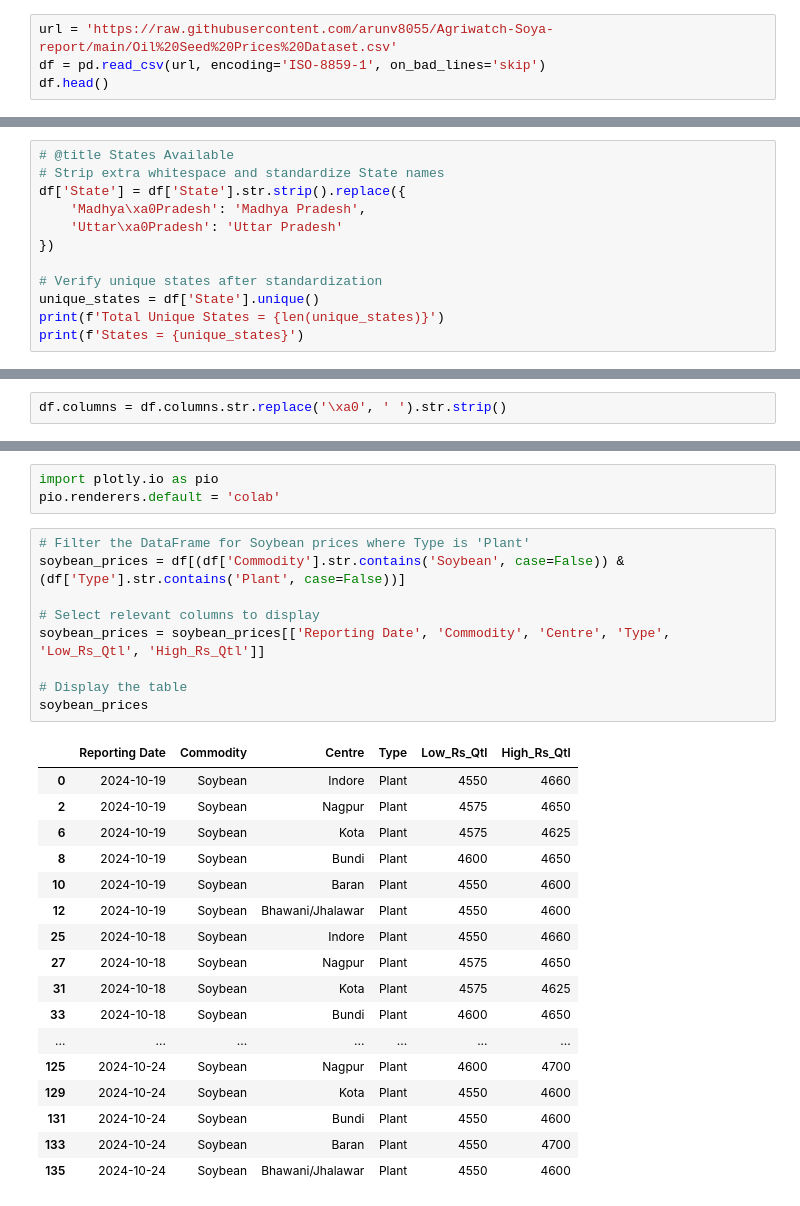
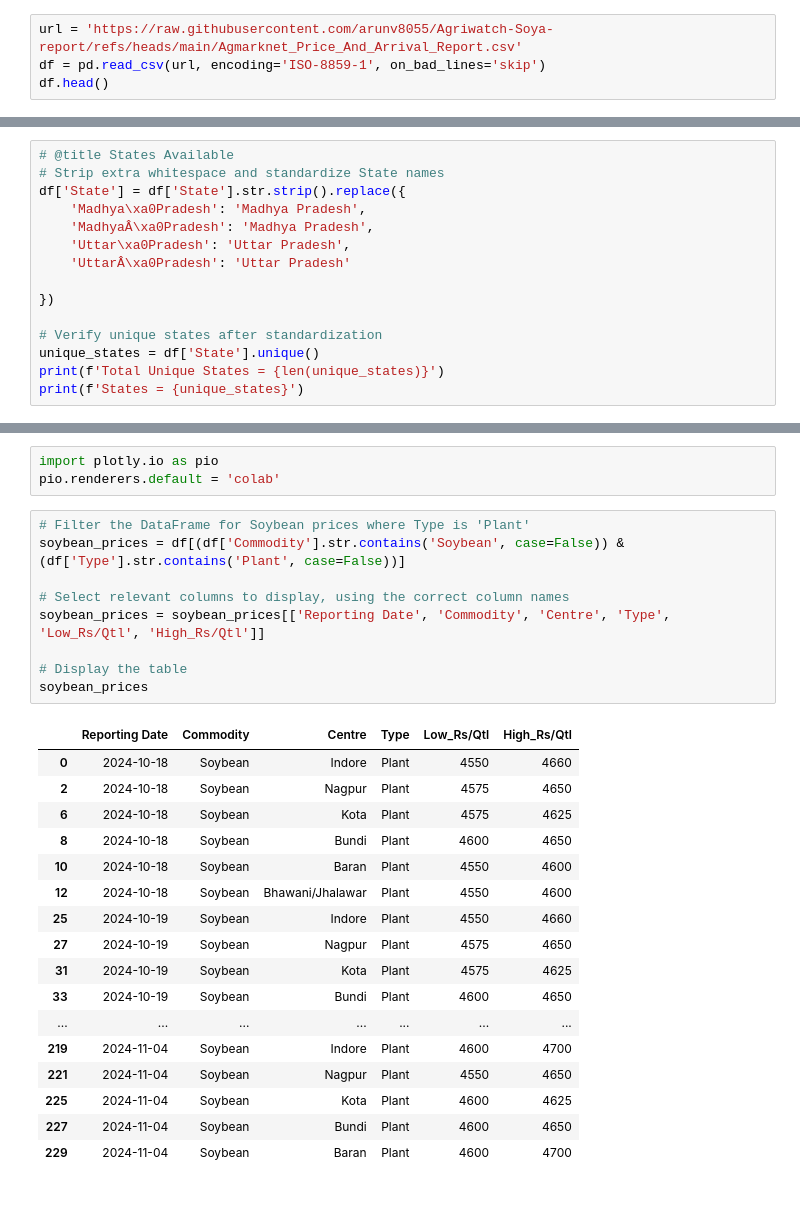
Before and after one commit to arunvithyasegar/Agriwatch-Soya-report, a Jupyter notebook: Oil_Seeds_Agriwatch.ipynb, the cells around one changed output, grey strips where cells are left out. Saved outputs shown, nothing was run; the diff lists cells and outputs as text.

```diff
--- a/Oil_Seeds_Agriwatch.ipynb
+++ b/Oil_Seeds_Agriwatch.ipynb
@@ -25,7 +25,7 @@ pio.renderers.default = 'notebook'
 # %% [markdown]
 # Importing and Preparing Dataset
 # %%
-url = 'https://raw.githubusercontent.com/arunv8055/Agriwatch-Soya-report/main/Oil%20Seed%20Prices%20Dataset.csv'
+url = 'https://raw.githubusercontent.com/arunv8055/Agriwatch-Soya-report/refs/heads/main/Agmarknet_Price_And_Arrival_Report.csv'
 df = pd.read_csv(url, encoding='ISO-8859-1', on_bad_lines='skip')
 df.head()
 # %% [output]
@@ -103,7 +106,10 @@ Commodities = ['Soybean' 'Rapeseed Mustard' 'Groundnut']
 # Strip extra whitespace and standardize State names
 df['State'] = df['State'].str.strip().replace({
     'Madhya\xa0Pradesh': 'Madhya Pradesh',
-    'Uttar\xa0Pradesh': 'Uttar Pradesh'
+    'MadhyaÂ\xa0Pradesh': 'Madhya Pradesh',
+    'Uttar\xa0Pradesh': 'Uttar Pradesh',
+    'UttarÂ\xa0Pradesh': 'Uttar Pradesh'
+
 })
 
 # Verify unique states after standardization
@@ -133,2 +137,0 @@ print(df.columns.tolist())
-# %%
-df.columns = df.columns.str.replace('\xa0', ' ').str.strip()
@@ -138,27 +147,27 @@ pio.renderers.default = 'colab'
 # %%
 # Filter the DataFrame for Soybean prices where Type is 'Plant'
 soybean_prices = df[(df['Commodity'].str.contains('Soybean', case=False)) & (df['Type'].str.contains('Plant', case=False))]
 
-# Select relevant columns to display
-soybean_prices = soybean_prices[['Reporting Date', 'Commodity', 'Centre', 'Type', 'Low_Rs_Qtl', 'High_Rs_Qtl']]
+# Select relevant columns to display, using the correct column names
+soybean_prices = soybean_prices[['Reporting Date', 'Commodity', 'Centre', 'Type', 'Low_Rs/Qtl', 'High_Rs/Qtl']]
 
 # Display the table
 soybean_prices
 # %% [output]
-|  | Reporting Date | Commodity | Centre | Type | Low_Rs_Qtl | High_Rs_Qtl |
-| 0 | 2024-10-19 | Soybean | Indore | Plant | 4550 | 4660 |
-| 2 | 2024-10-19 | Soybean | Nagpur | Plant | 4575 | 4650 |
-| 6 | 2024-10-19 | Soybean | Kota | Plant | 4575 | 4625 |
-| 8 | 2024-10-19 | Soybean | Bundi | Plant | 4600 | 4650 |
-| 10 | 2024-10-19 | Soybean | Baran | Plant | 4550 | 4600 |
-| 12 | 2024-10-19 | Soybean | Bhawani/Jhalawar | Plant | 4550 | 4600 |
-| 25 | 2024-10-18 | Soybean | Indore | Plant | 4550 | 4660 |
-| 27 | 2024-10-18 | Soybean | Nagpur | Plant | 4575 | 4650 |
-| 31 | 2024-10-18 | Soybean | Kota | Plant | 4575 | 4625 |
-| 33 | 2024-10-18 | Soybean | Bundi | Plant | 4600 | 4650 |
+|  | Reporting Date | Commodity | Centre | Type | Low_Rs/Qtl | High_Rs/Qtl |
+| 0 | 2024-10-18 | Soybean | Indore | Plant | 4550 | 4660 |
+| 2 | 2024-10-18 | Soybean | Nagpur | Plant | 4575 | 4650 |
+| 6 | 2024-10-18 | Soybean | Kota | Plant | 4575 | 4625 |
+| 8 | 2024-10-18 | Soybean | Bundi | Plant | 4600 | 4650 |
+| 10 | 2024-10-18 | Soybean | Baran | Plant | 4550 | 4600 |
+| 12 | 2024-10-18 | Soybean | Bhawani/Jhalawar | Plant | 4550 | 4600 |
+| 25 | 2024-10-19 | Soybean | Indore | Plant | 4550 | 4660 |
+| 27 | 2024-10-19 | Soybean | Nagpur | Plant | 4575 | 4650 |
+| 31 | 2024-10-19 | Soybean | Kota | Plant | 4575 | 4625 |
+| 33 | 2024-10-19 | Soybean | Bundi | Plant | 4600 | 4650 |
 | ... | ... | ... | ... | ... | ... | ... |
-| 125 | 2024-10-24 | Soybean | Nagpur | Plant | 4600 | 4700 |
-| 129 | 2024-10-24 | Soybean | Kota | Plant | 4550 | 4600 |
-| 131 | 2024-10-24 | Soybean | Bundi | Plant | 4550 | 4600 |
-| 133 | 2024-10-24 | Soybean | Baran | Plant | 4550 | 4700 |
-| 135 | 2024-10-24 | Soybean | Bhawani/Jhalawar | Plant | 4550 | 4600 |
+| 219 | 2024-11-04 | Soybean | Indore | Plant | 4600 | 4700 |
+| 221 | 2024-11-04 | Soybean | Nagpur | Plant | 4550 | 4650 |
+| 225 | 2024-11-04 | Soybean | Kota | Plant | 4600 | 4625 |
+| 227 | 2024-11-04 | Soybean | Bundi | Plant | 4600 | 4650 |
+| 229 | 2024-11-04 | Soybean | Baran | Plant | 4600 | 4700 |
```
Also changed, not shown: parts of 13 cells of this notebook.
